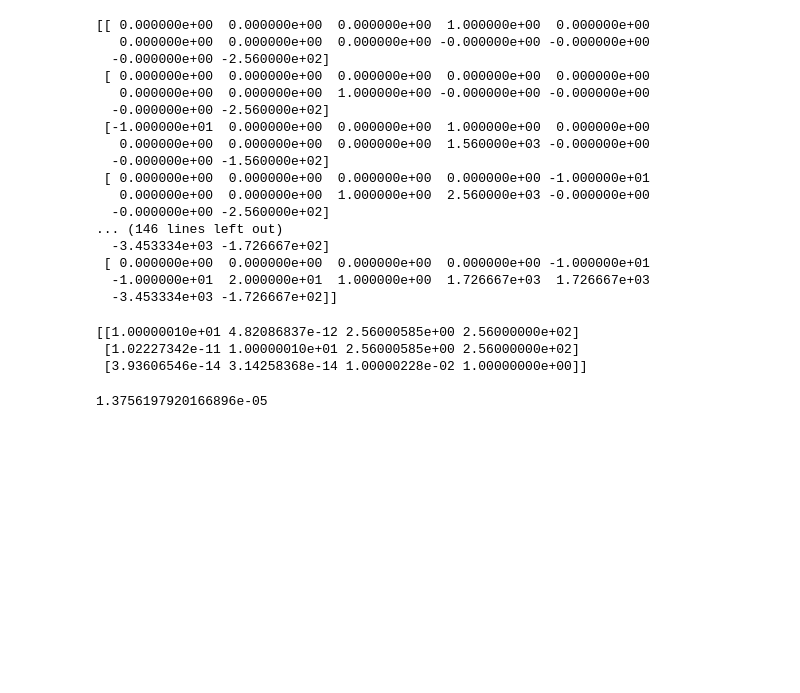
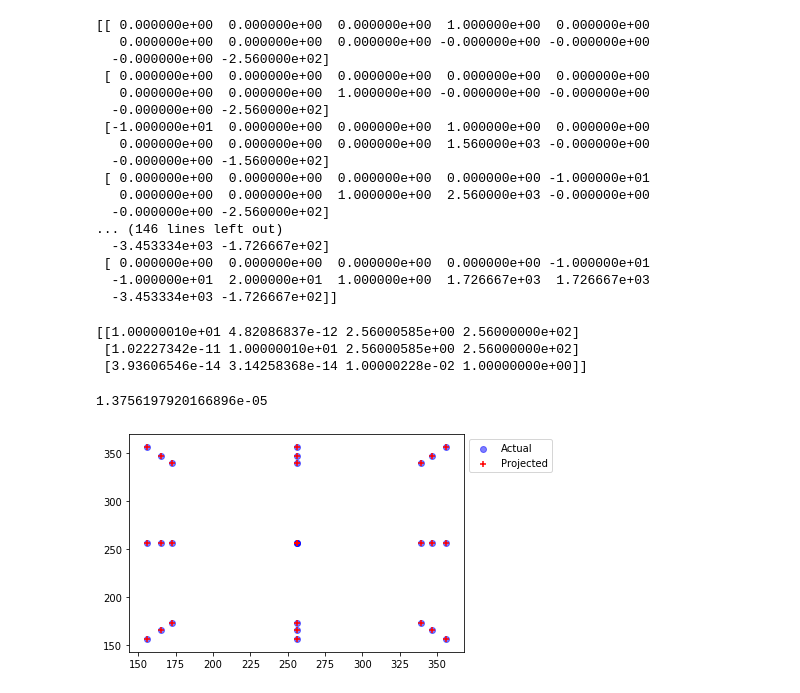
Before and after one commit to vinayk95/Visual-Processing, a Jupyter notebook: Camera-Caliberation.ipynb, the cells around one changed output. Cells and saved outputs as stored; diff of their text form; code cells hidden in the pictures; blank space fills up the shorter version.

```diff
--- a/Camera-Caliberation.ipynb
+++ b/Camera-Caliberation.ipynb
@@ -114,7 +114,24 @@ def evaluate_points(M, points_2d, points_3d):
     return points_3d_proj, residual
 # %%
 projected_2d_pts, avg_error = evaluate_points(M, point2D, point3D)
+
+# print(projected_2d_pts)
+print(avg_error)
+# %% [output]
+1.3756197920166896e-05
-# %%
-print(avg_error)
-# %% [output]
-1.3756197920166896e-05
+# %%
+from collections import OrderedDict
+
+#actual 2D
+plt.scatter(point2D[:,0],point2D[:,1], color = 'blue', marker = 'o',alpha = 0.5, label = "Actual")
+
+# Projected 2D
+for i in range (0,27):
+    plt.scatter(projected_2d_pts[i,0],projected_2d_pts[i,1],color = 'r',marker = '+', label = "Projected")
+
+handles, labels = plt.gca().get_legend_handles_labels()
+by_label = OrderedDict(zip(labels, handles))
+plt.legend(by_label.values(), by_label.keys(),bbox_to_anchor=(1, 1))
+plt.show()
+# %% [output]
+[figure, added]
```
Also changed, not shown: parts of 1 cell of this notebook.
